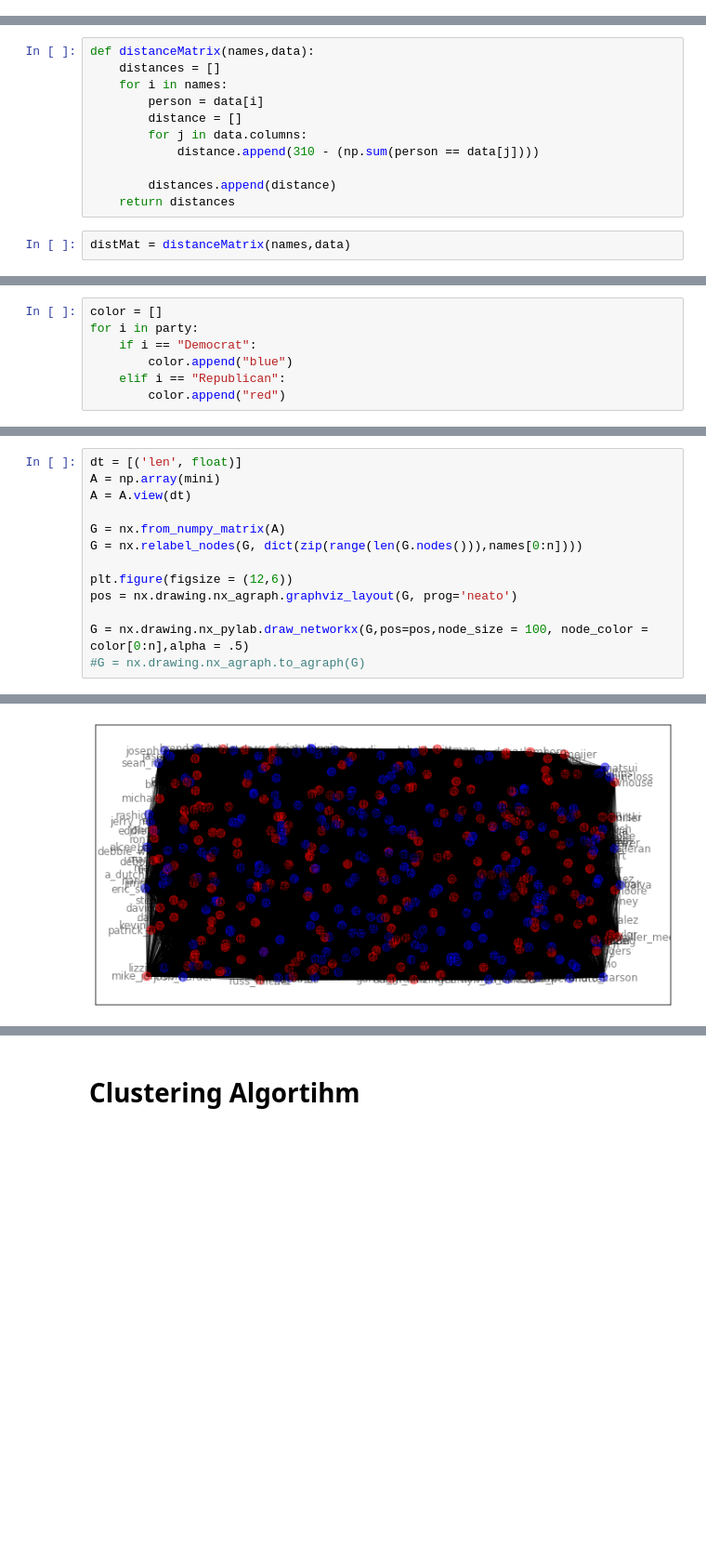
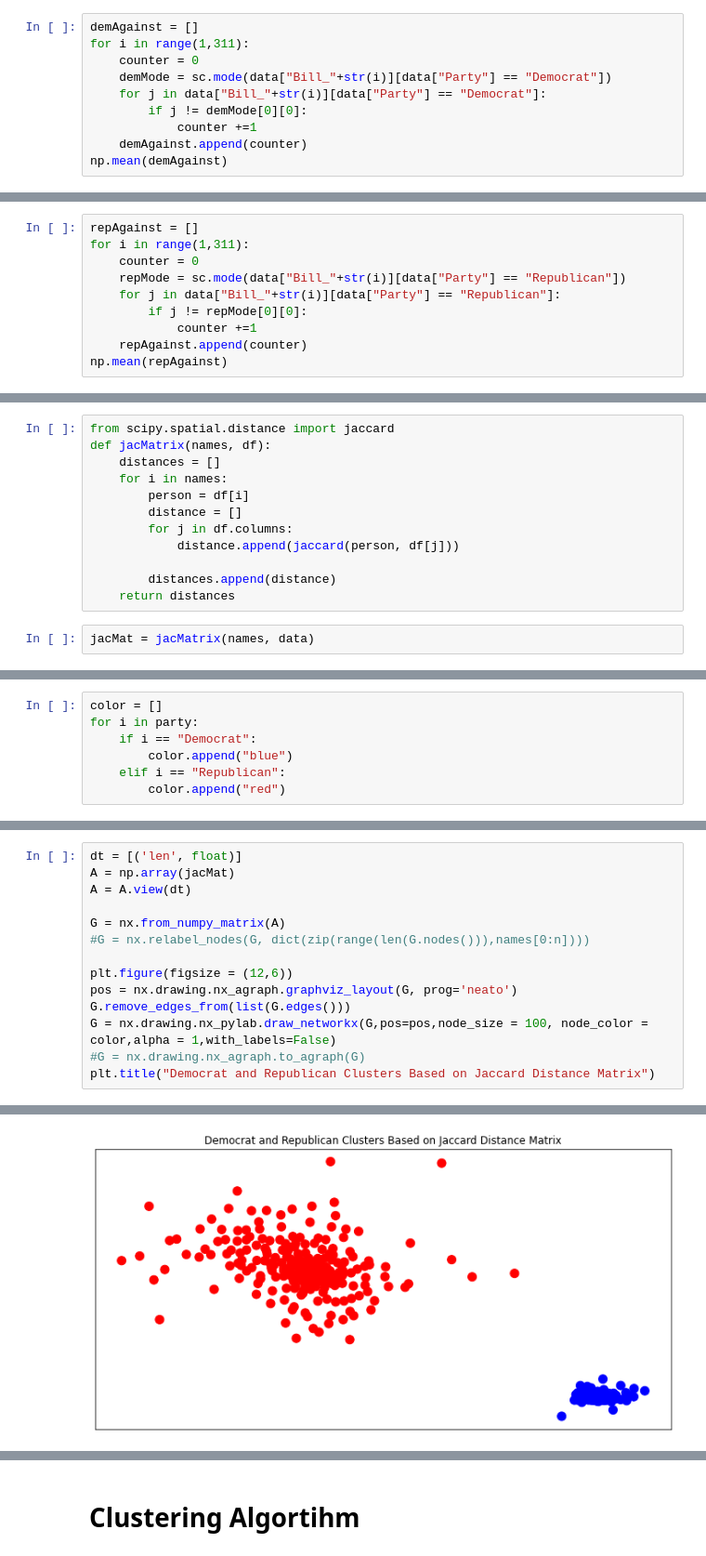
Before and after one commit to greeshmaganji/DSCI_Project, a Jupyter notebook: model.ipynb, the cells around one changed output, grey strips where cells are left out. Shown: that part at 93% size. Cells and saved outputs as stored; diff of their text form; blank space fills up the shorter version.

Commit message:
clustering graph working

```diff
--- a/model.ipynb
+++ b/model.ipynb
@@ -42,3 +42,13 @@ data.head()
 | 3 | adam_schiff | California | Democrat | 1 | 1 | 1 | 1 | 0 | 1 | 1 | ... | ... |
 | 4 | adam_smith | Washington | Democrat | 1 | 1 | 1 | 1 | 0 | 1 | 1 | ... | ... |
 5 rows × 313 columns
+# %%
+demAgainst = []
+for i in range(1,311):
+    counter = 0
+    demMode = sc.mode(data["Bill_"+str(i)][data["Party"] == "Democrat"])
+    for j in data["Bill_"+str(i)][data["Party"] == "Democrat"]:
+        if j != demMode[0][0]:
+            counter +=1
+    demAgainst.append(counter)
+np.mean(demAgainst)
@@ -44,0 +57,10 @@ data.head()
+# %%
+repAgainst = []
+for i in range(1,311):
+    counter = 0
+    repMode = sc.mode(data["Bill_"+str(i)][data["Party"] == "Republican"])
+    for j in data["Bill_"+str(i)][data["Party"] == "Republican"]:
+        if j != repMode[0][0]:
+            counter +=1
+    repAgainst.append(counter)
+np.mean(repAgainst)
@@ -80,13 +124,14 @@ data.head()
 # %%
-def distanceMatrix(names,data):
+from scipy.spatial.distance import jaccard
+def jacMatrix(names, df):
     distances = []
     for i in names:
-        person = data[i]
+        person = df[i]
         distance = []
-        for j in data.columns:
-            distance.append(310 - (np.sum(person == data[j])))
+        for j in df.columns:
+            distance.append(jaccard(person, df[j]))
 
         distances.append(distance)
     return distances
 # %%
-distMat = distanceMatrix(names,data)
+jacMat = jacMatrix(names, data)
@@ -141,14 +189,15 @@ for i in range(0,n):
 # %%
 dt = [('len', float)]
-A = np.array(mini)
+A = np.array(jacMat)
 A = A.view(dt)
 
 G = nx.from_numpy_matrix(A)
-G = nx.relabel_nodes(G, dict(zip(range(len(G.nodes())),names[0:n])))
+#G = nx.relabel_nodes(G, dict(zip(range(len(G.nodes())),names[0:n])))
 
 plt.figure(figsize = (12,6))
 pos = nx.drawing.nx_agraph.graphviz_layout(G, prog='neato')
-
-G = nx.drawing.nx_pylab.draw_networkx(G,pos=pos,node_size = 100, node_color = color[0:n],alpha = .5)
+G.remove_edges_from(list(G.edges()))
+G = nx.drawing.nx_pylab.draw_networkx(G,pos=pos,node_size = 100, node_color = color,alpha = 1,with_labels=False)
 #G = nx.drawing.nx_agraph.to_agraph(G)
+plt.title("Democrat and Republican Clusters Based on Jaccard Distance Matrix")
 # %% [output]
@@ -155 +205 @@ G = nx.drawing.nx_pylab.draw_networkx(G,pos=pos,node_size = 100, node_color = co
-[figure, old version]
+[figure, new version]
```
Also changed, not shown: parts of 16 cells of this notebook.
